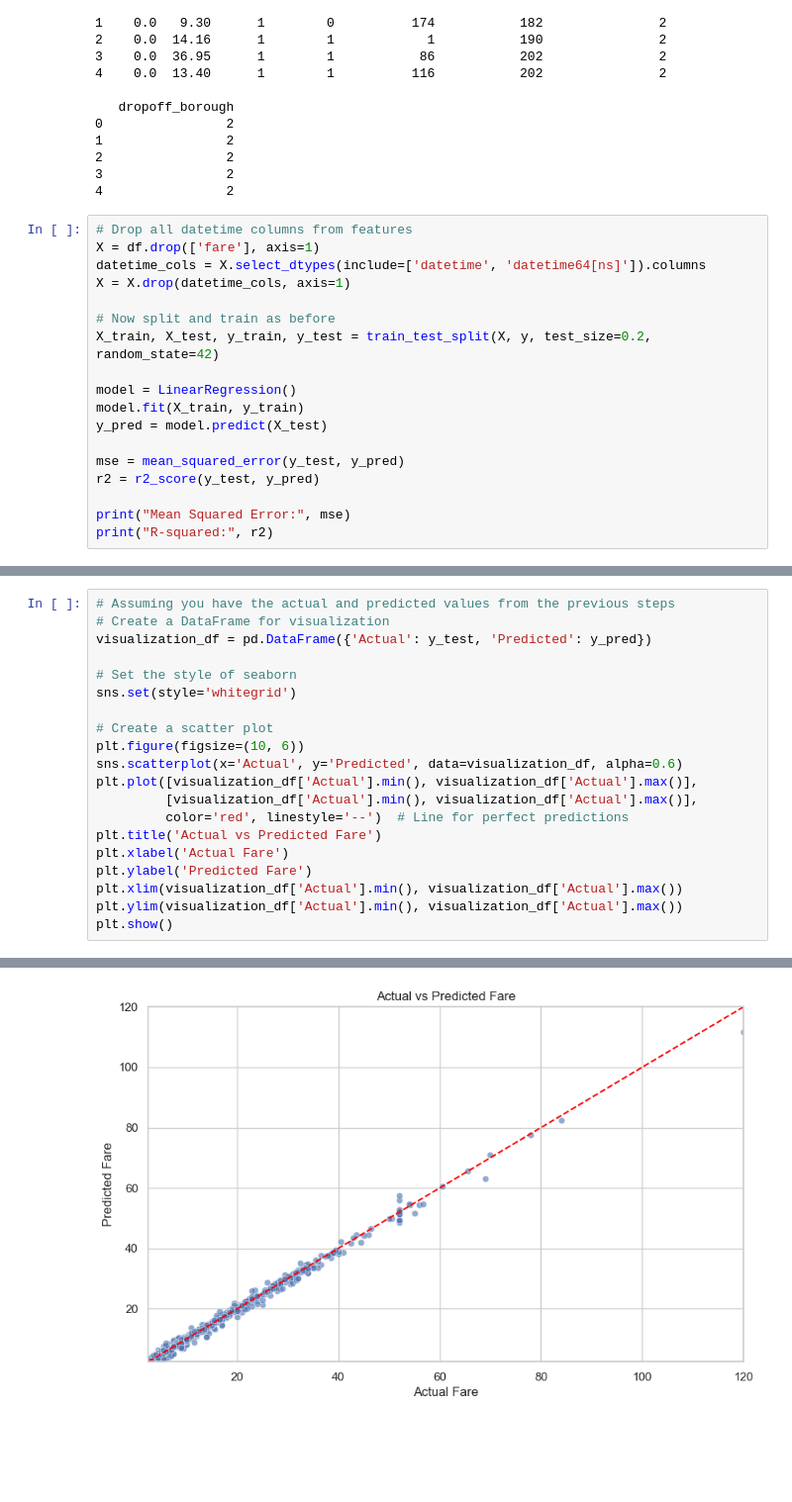
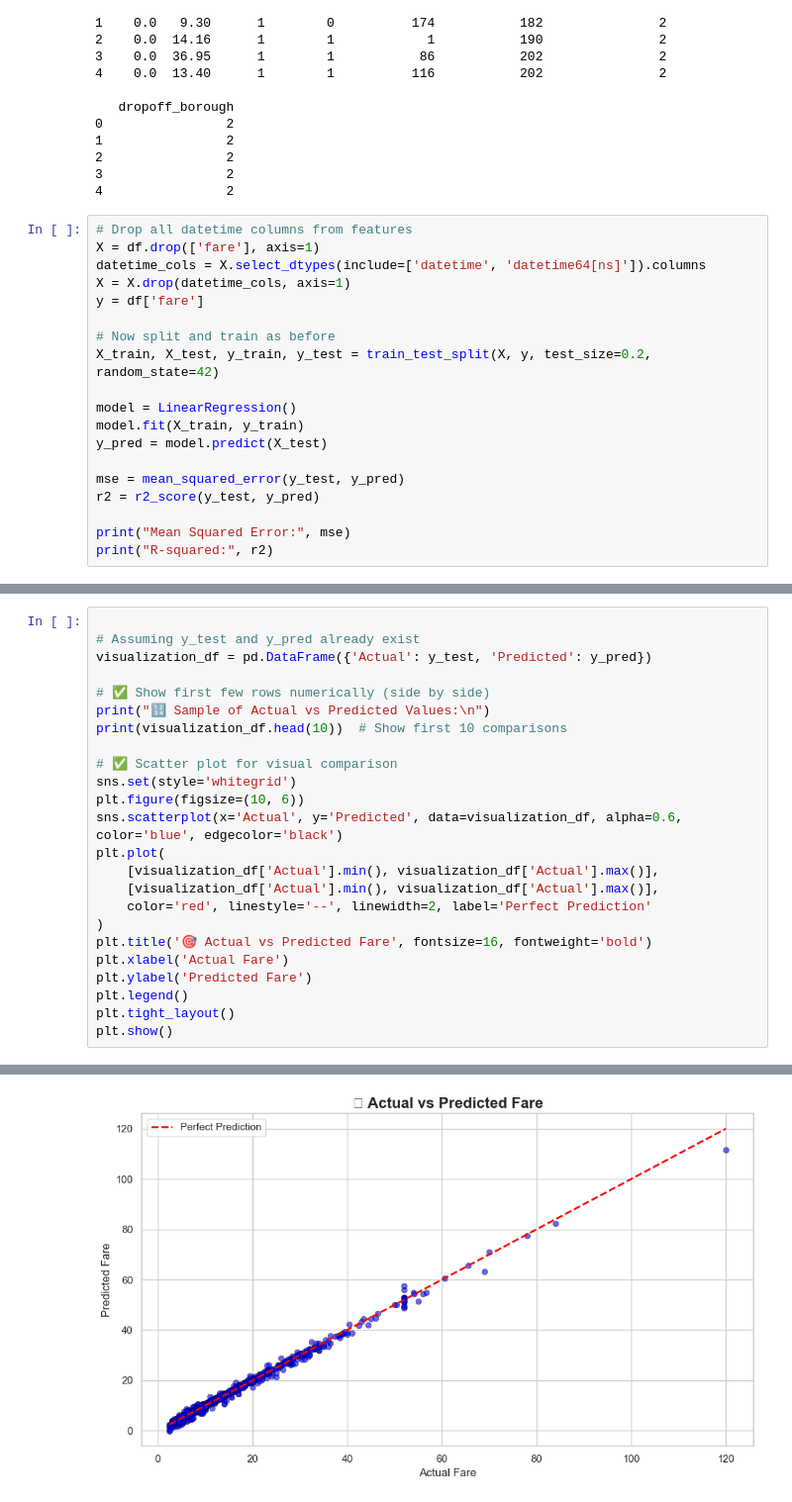
Before and after one commit to Asad15-tech/Alyz.code, a Jupyter notebook: Machine Learning/12_ml.ipynb, the cells around one changed output, grey strips where cells are left out. Shown: that part at 99% size. Drawn from its saved outputs; the diff is of its cells as text; blank space fills up the shorter version.

```diff
--- a/Machine Learning/12_ml.ipynb
+++ b/Machine Learning/12_ml.ipynb
@@ -162,6 +189,7 @@ print(df.head())
 X = df.drop(['fare'], axis=1)
 datetime_cols = X.select_dtypes(include=['datetime', 'datetime64[ns]']).columns
 X = X.drop(datetime_cols, axis=1)
+y = df['fare']
 
 # Now split and train as before
 X_train, X_test, y_train, y_test = train_test_split(X, y, test_size=0.2, random_state=42)
@@ -197,21 +209,25 @@ print(sample_df.sample(10))
 # %%
-# Assuming you have the actual and predicted values from the previous steps
-# Create a DataFrame for visualization
+
+# Assuming y_test and y_pred already exist
 visualization_df = pd.DataFrame({'Actual': y_test, 'Predicted': y_pred})
 
-# Set the style of seaborn
+# ✅ Show first few rows numerically (side by side)
+print("🔢 Sample of Actual vs Predicted Values:\n")
+print(visualization_df.head(10))  # Show first 10 comparisons
+
+# ✅ Scatter plot for visual comparison
 sns.set(style='whitegrid')
-
-# Create a scatter plot
 plt.figure(figsize=(10, 6))
-sns.scatterplot(x='Actual', y='Predicted', data=visualization_df, alpha=0.6)
-plt.plot([visualization_df['Actual'].min(), visualization_df['Actual'].max()],
-         [visualization_df['Actual'].min(), visualization_df['Actual'].max()],
-         color='red', linestyle='--')  # Line for perfect predictions
-plt.title('Actual vs Predicted Fare')
+sns.scatterplot(x='Actual', y='Predicted', data=visualization_df, alpha=0.6, color='blue', edgecolor='black')
+plt.plot(
+    [visualization_df['Actual'].min(), visualization_df['Actual'].max()],
+    [visualization_df['Actual'].min(), visualization_df['Actual'].max()],
+    color='red', linestyle='--', linewidth=2, label='Perfect Prediction'
+)
+plt.title('🎯 Actual vs Predicted Fare', fontsize=16, fontweight='bold')
 plt.xlabel('Actual Fare')
 plt.ylabel('Predicted Fare')
-plt.xlim(visualization_df['Actual'].min(), visualization_df['Actual'].max())
-plt.ylim(visualization_df['Actual'].min(), visualization_df['Actual'].max())
+plt.legend()
+plt.tight_layout()
 plt.show()
 # %% [output]
@@ -218,2 +247,2 @@ plt.show()
-[figure, old version]
+[figure, new version]
 # %%
```
Also changed, not shown: parts of 10 cells of this notebook, 2 other files.
